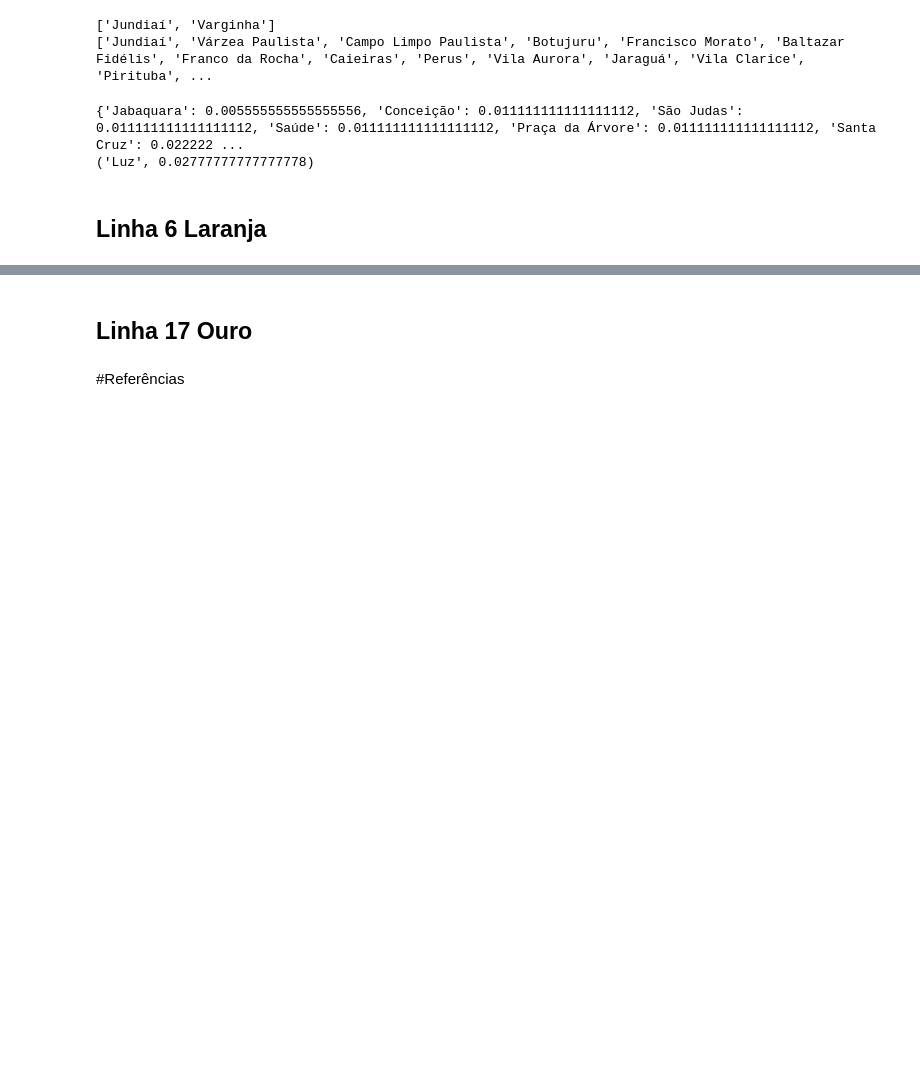
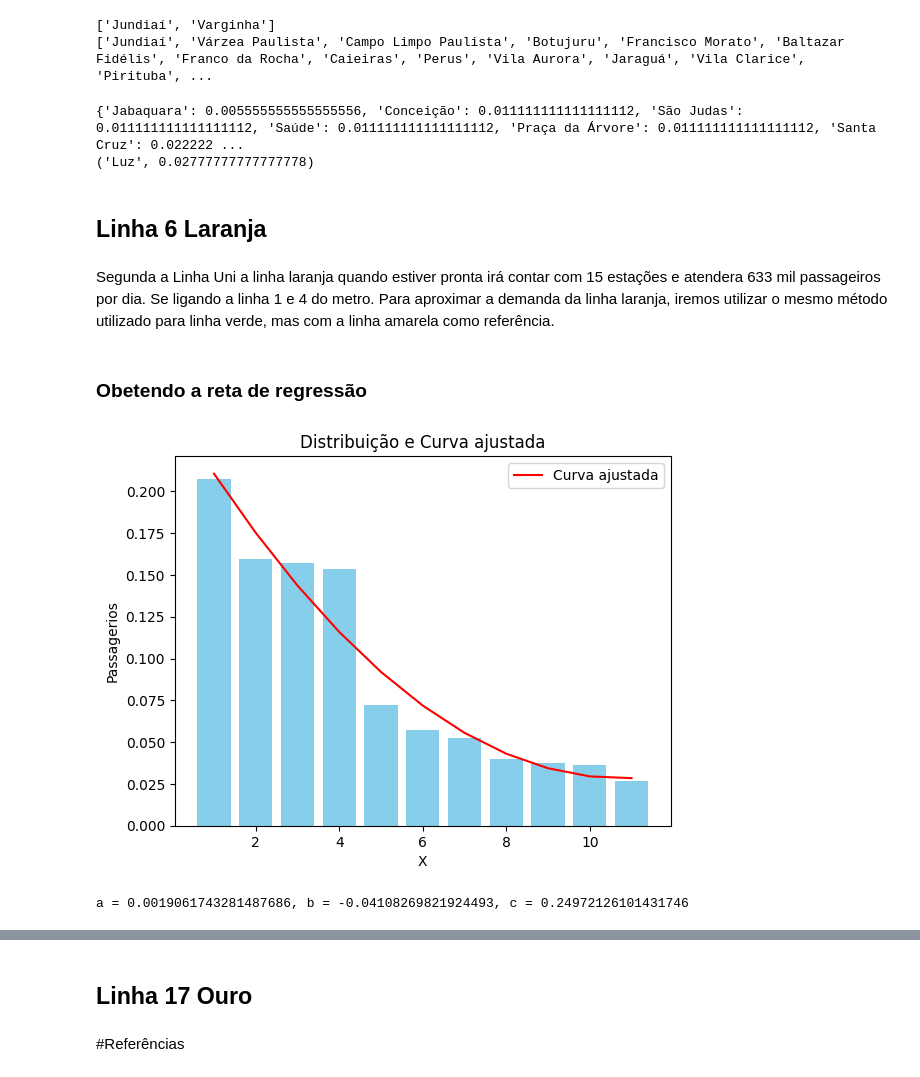
Before and after one commit to PauloAPH/AnaliseDoSistemaMetroviarioDeSaoPaulo, a Jupyter notebook: Sistema_metroviário_de_SP.ipynb, the cells around one changed output, grey strips where cells are left out. Cells and saved outputs as stored; diff of their text form; code cells hidden in the pictures; blank space fills up the shorter version.

Commit message:
feat: Add Linha 6 Laranja - Análise de expansão

```diff
--- a/Sistema_metroviário_de_SP.ipynb
+++ b/Sistema_metroviário_de_SP.ipynb
@@ -382,3 +376,34 @@ print(centrality_sorted_verde[0]) # vertice com maior centralidade de grau [rela
 ('Luz', 0.02777777777777778)
 # %% [markdown]
 ## Linha 6 Laranja
+# %% [markdown]
+Segunda a Linha Uni a linha laranja quando estiver pronta irá contar com 15 estações e atendera 633 mil passageiros por dia. Se ligando a linha 1 e 4 do metro. Para aproximar a demanda da linha laranja, iremos utilizar o mesmo método utilizado para linha verde, mas com a linha amarela como referência.
+# %% [markdown]
+### Obetendo a reta de regressão
+# %%
+data_laranja = linha_amarela["Media"]
+data_laranja = data_laranja.sort_values(ascending=False)
+data_laranja = data_laranja/data_laranja.sum()
+# %%
+def poly_func2(x, a, b, c):
+    return a * x**2 + b * x + c
+# %%
+x_data = np.arange(1, len(data_laranja)+1)
+y_data = data_laranja
+
+params, covariance = curve_fit(poly_func2, x_data, y_data)
+
+y_fitted = poly_func2(x_data, *params)
+
+plt.bar(x_data, y_data, color='skyblue')
+plt.plot(x_data, y_fitted, color='red', label='Curva ajustada')
+plt.title('Distribuição e Curva ajustada')
+plt.xlabel('X')
+plt.ylabel('Passagerios')
+plt.legend()
+plt.show()
+
+print("a = {}, b = {}, c = {}".format(*params))
+# %% [output]
+[figure, added]
+a = 0.0019061743281487686, b = -0.04108269821924493, c = 0.24972126101431746
```
Also changed, not shown: parts of 15 cells of this notebook, 2 other files.
